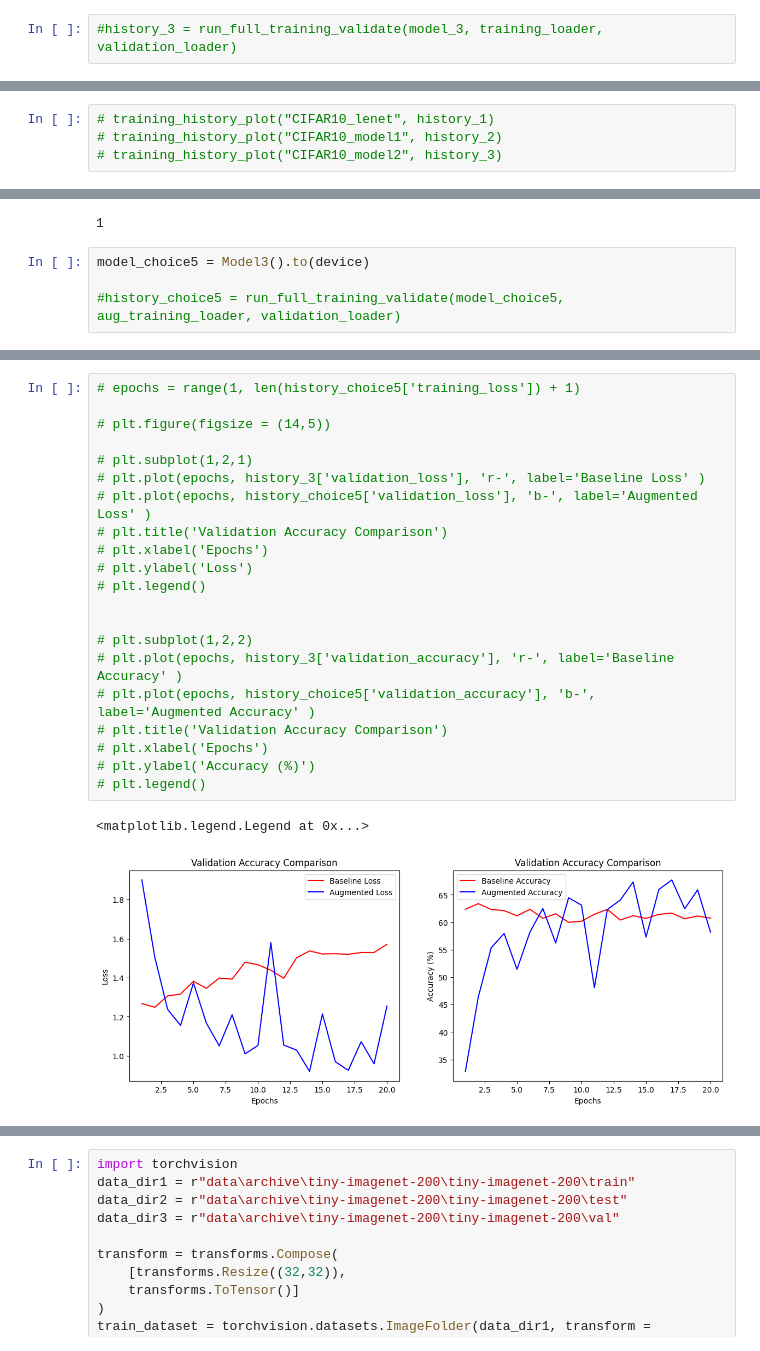
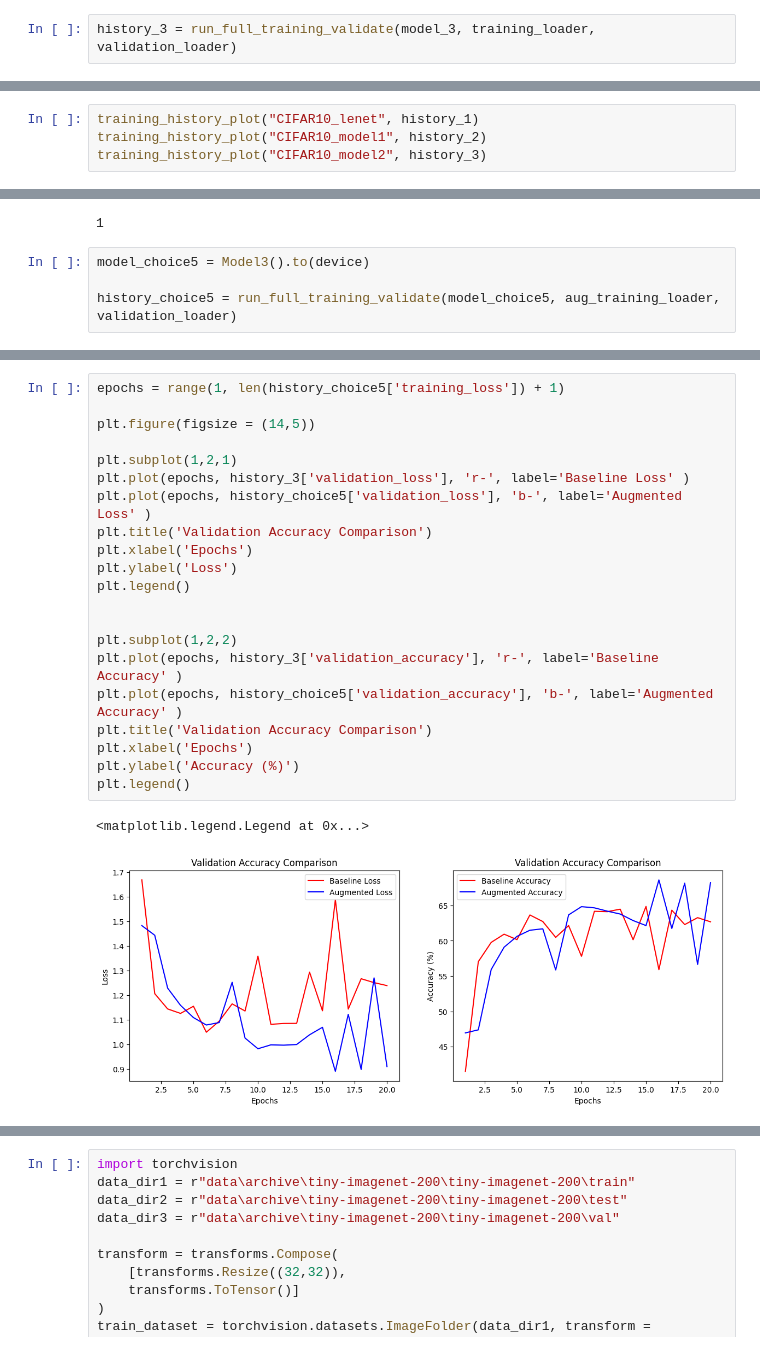
Before and after one commit to Li-Wei-Pan/ComputerVision_Assignment3, a Jupyter notebook: work.ipynb, the cells around one changed output, grey strips where cells are left out. Drawn from its saved outputs; the diff is of its cells as text.

```diff
--- a/work.ipynb
+++ b/work.ipynb
@@ -237,2 +266,2 @@ def run_full_training_validate(model, train_loader, val_loader, epochs=20):
 # %%
-#history_3 = run_full_training_validate(model_3, training_loader, validation_loader)
+history_3 = run_full_training_validate(model_3, training_loader, validation_loader)
@@ -521,7 +607,7 @@ def training_history_plot(name, history):
     plt.tight_layout()
     plt.show()
 # %%
-# training_history_plot("CIFAR10_lenet", history_1)
-# training_history_plot("CIFAR10_model1", history_2)
-# training_history_plot("CIFAR10_model2", history_3)
+training_history_plot("CIFAR10_lenet", history_1)
+training_history_plot("CIFAR10_model1", history_2)
+training_history_plot("CIFAR10_model2", history_3)
 # %% [output]
@@ -639,6 +723,6 @@ aug_training_loader = torch.utils.data.DataLoader(cf10_aug_subset, batch_size =
 # %%
 model_choice5 = Model3().to(device)
 
-#history_choice5 = run_full_training_validate(model_choice5, aug_training_loader, validation_loader)
+history_choice5 = run_full_training_validate(model_choice5, aug_training_loader, validation_loader)
 # %% [output]
 ---Training and Validation has started---
@@ -660,28 +744,28 @@ Epoch 20, Validation Loss : 1.2550610065841066, Validation Accuracy: 58.20999999
 ---Training and Validation has ended---
 # %%
-# epochs = range(1, len(history_choice5['training_loss']) + 1)
+epochs = range(1, len(history_choice5['training_loss']) + 1)
 
-# plt.figure(figsize = (14,5))
+plt.figure(figsize = (14,5))
 
-# plt.subplot(1,2,1)
-# plt.plot(epochs, history_3['validation_loss'], 'r-', label='Baseline Loss' )
-# plt.plot(epochs, history_choice5['validation_loss'], 'b-', label='Augmented Loss' )
-# plt.title('Validation Accuracy Comparison')
-# plt.xlabel('Epochs')
-# plt.ylabel('Loss')
-# plt.legend()
+plt.subplot(1,2,1)
+plt.plot(epochs, history_3['validation_loss'], 'r-', label='Baseline Loss' )
+plt.plot(epochs, history_choice5['validation_loss'], 'b-', label='Augmented Loss' )
+plt.title('Validation Accuracy Comparison')
+plt.xlabel('Epochs')
+plt.ylabel('Loss')
+plt.legend()
 
 
-# plt.subplot(1,2,2)
-# plt.plot(epochs, history_3['validation_accuracy'], 'r-', label='Baseline Accuracy' )
-# plt.plot(epochs, history_choice5['validation_accuracy'], 'b-', label='Augmented Accuracy' )
-# plt.title('Validation Accuracy Comparison')
-# plt.xlabel('Epochs')
-# plt.ylabel('Accuracy (%)')
-# plt.legend()
+plt.subplot(1,2,2)
+plt.plot(epochs, history_3['validation_accuracy'], 'r-', label='Baseline Accuracy' )
+plt.plot(epochs, history_choice5['validation_accuracy'], 'b-', label='Augmented Accuracy' )
+plt.title('Validation Accuracy Comparison')
+plt.xlabel('Epochs')
+plt.ylabel('Accuracy (%)')
+plt.legend()
 # %% [output]
 <matplotlib.legend.Legend at 0x...>
-[figure, old version]
+[figure, new version]
 # %%
 # tsne
 def tsne_embedding(model, loader, device, num_samples):
```
Also changed, not shown: parts of 32 cells of this notebook, 5 other files.
